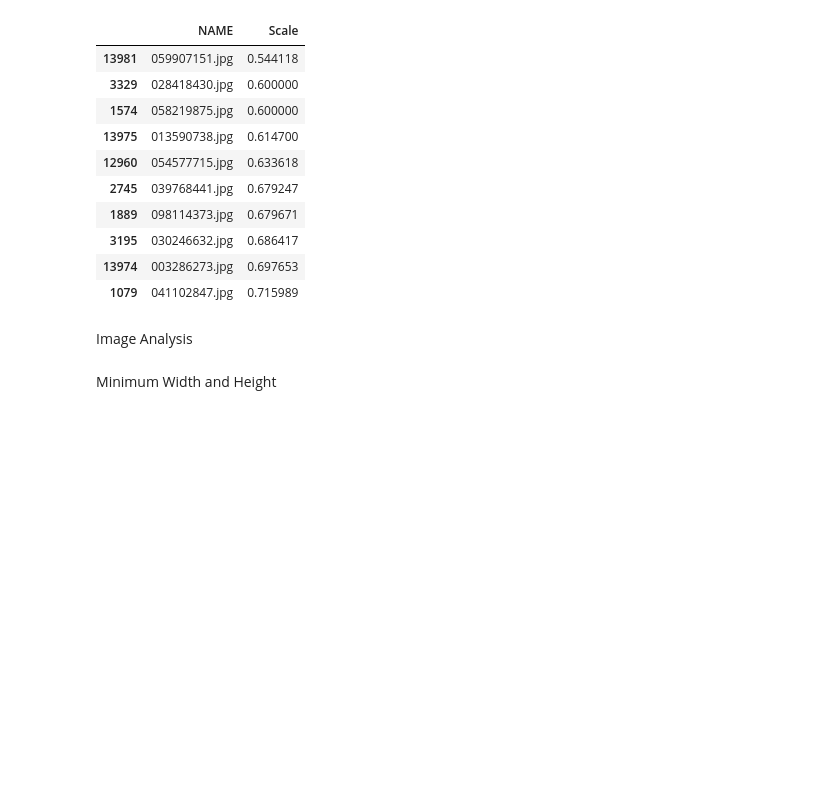
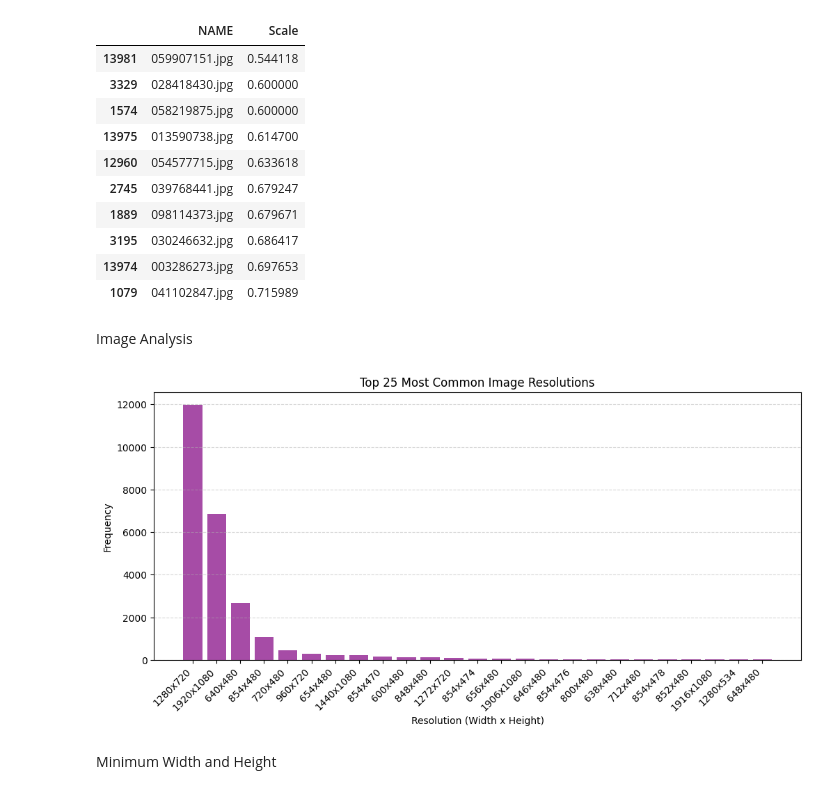
Before and after one commit to bernaprioste1704/LimbsID-Samsung-Final-Project, a Jupyter notebook: EDA/EDAmpii.ipynb, the cells around one changed output. Drawn from its saved outputs; the diff is of its cells as text; code cells hidden in the pictures; blank space fills up the shorter version.

```diff
--- a/EDA/EDAmpii.ipynb
+++ b/EDA/EDAmpii.ipynb
@@ -367,28 +420,30 @@ Image Analysis
 # %%
 resolution_counts = Counter()
 
 for file in image_files:
     with Image.open(os.path.join(folder_path, file)) as img:
         resolution_counts[(img.width, img.height)] += 1
 
 # Get the 20 most common resolutions
-top_resolutions = resolution_counts.most_common(40)
+top_resolutions = resolution_counts.most_common(25)
 
 # Unpack data
 res_values, res_frequencies = zip(*top_resolutions) if top_resolutions else ([], [])
 
 # Convert (width, height) tuples to readable format
 res_labels = [f"{w}x{h}" for w, h in res_values]
 
 # Plot Top 20 Resolutions
 plt.figure(figsize=(12, 5))
 plt.bar(res_labels, res_frequencies, color='purple', alpha=0.7)
 plt.xlabel("Resolution (Width x Height)")
 plt.ylabel("Frequency")
 plt.title("Top 25 Most Common Image Resolutions")
 plt.xticks(rotation=45, ha="right")  # Rotate for better readability
 plt.grid(axis="y", linestyle="--", alpha=0.5)
 plt.show()
+# %% [output]
+[figure, added]
 # %% [markdown]
 Minimum Width and Height
 # %%
```
Also changed, not shown: parts of 13 cells of this notebook.
